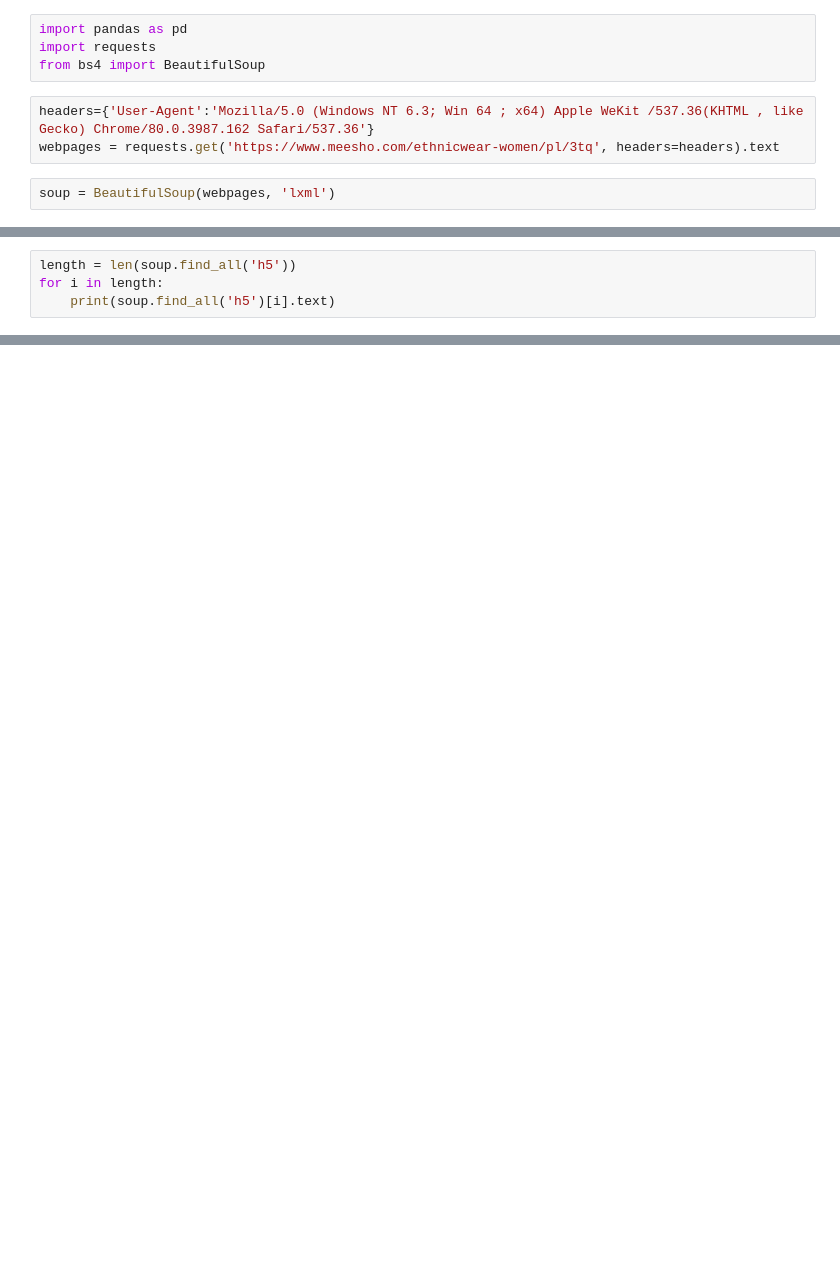
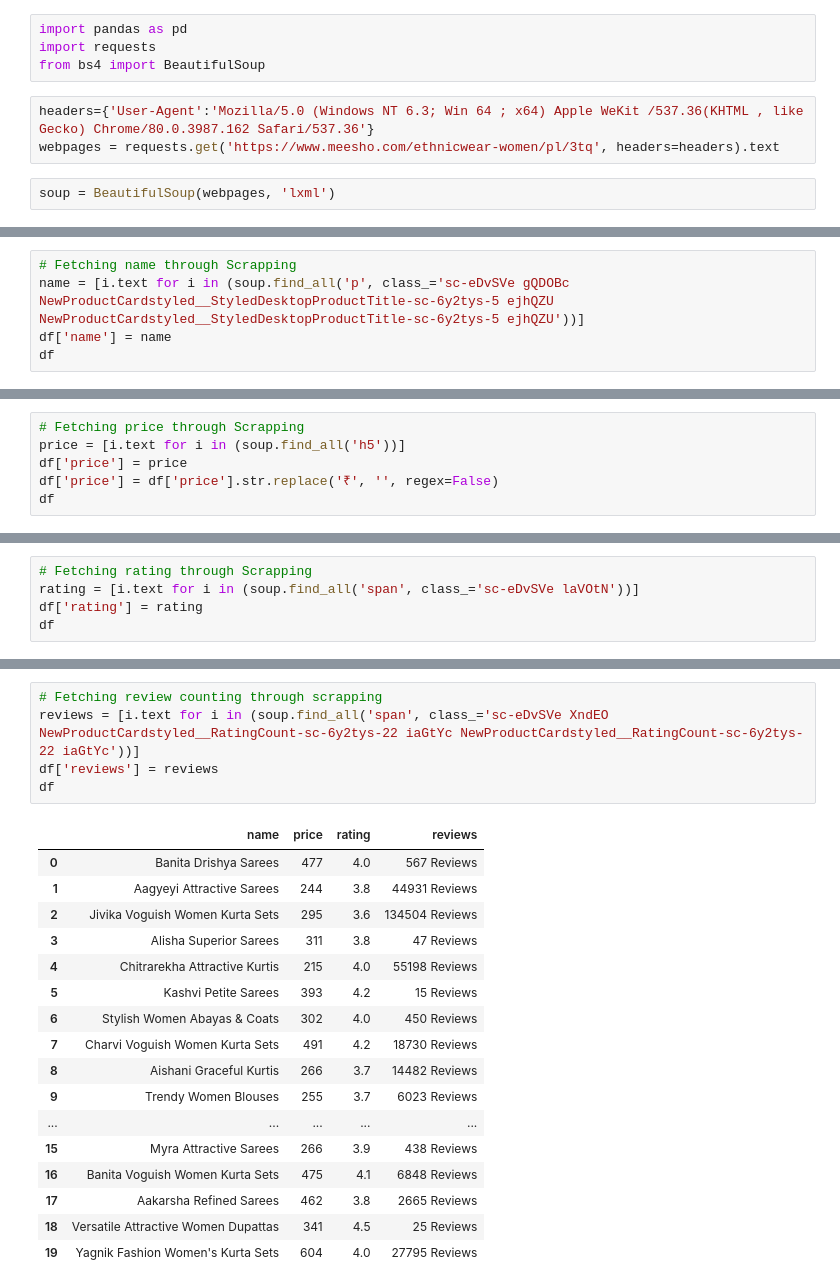
Before and after one commit to DkunalS/Machine-Learning-CampusX, a Jupyter notebook: Day18/Day18_WebScrapping.ipynb, the cells around one changed output, grey strips where cells are left out. Cells and saved outputs as stored; diff of their text form; blank space fills up the shorter version.

```diff
--- a/Day18/Day18_WebScrapping.ipynb
+++ b/Day18/Day18_WebScrapping.ipynb
@@ -16,4 +14,0 @@ soup.prettify()
-# %%
-length = len(soup.find_all('h5'))
-for i in length:
-    print(soup.find_all('h5')[i].text)
@@ -21,0 +15,5 @@ TypeError: 'int' object is not iterable
+# %%
+# Fetching name through Scrapping
+name = [i.text for i in (soup.find_all('p', class_='sc-eDvSVe gQDOBc NewProductCardstyled__StyledDesktopProductTitle-sc-6y2tys-5 ejhQZU NewProductCardstyled__StyledDesktopProductTitle-sc-6y2tys-5 ejhQZU'))]
+df['name'] = name
+df
@@ -21,0 +38,6 @@ TypeError: 'int' object is not iterable
+# %%
+# Fetching price through Scrapping
+price = [i.text for i in (soup.find_all('h5'))]
+df['price'] = price
+df['price'] = df['price'].str.replace('₹', '', regex=False)
+df
@@ -21,0 +62,5 @@ TypeError: 'int' object is not iterable
+# %%
+# Fetching rating through Scrapping
+rating = [i.text for i in (soup.find_all('span', class_='sc-eDvSVe laVOtN'))]
+df['rating'] = rating
+df
@@ -21,0 +85,23 @@ TypeError: 'int' object is not iterable
+# %%
+# Fetching review counting through scrapping
+reviews = [i.text for i in (soup.find_all('span', class_='sc-eDvSVe XndEO NewProductCardstyled__RatingCount-sc-6y2tys-22 iaGtYc NewProductCardstyled__RatingCount-sc-6y2tys-22 iaGtYc'))]
+df['reviews'] = reviews
+df
+# %% [output]
+|  | name | price | rating | reviews |
+| 0 | Banita Drishya Sarees | 477 | 4.0 | 567 Reviews |
+| 1 | Aagyeyi Attractive Sarees | 244 | 3.8 | 44931 Reviews |
+| 2 | Jivika Voguish Women Kurta Sets | 295 | 3.6 | 134504 Reviews |
+| 3 | Alisha Superior Sarees | 311 | 3.8 | 47 Reviews |
+| 4 | Chitrarekha Attractive Kurtis | 215 | 4.0 | 55198 Reviews |
+| 5 | Kashvi Petite Sarees | 393 | 4.2 | 15 Reviews |
+| 6 | Stylish Women Abayas & Coats | 302 | 4.0 | 450 Reviews |
+| 7 | Charvi Voguish Women Kurta Sets | 491 | 4.2 | 18730 Reviews |
+| 8 | Aishani Graceful Kurtis | 266 | 3.7 | 14482 Reviews |
+| 9 | Trendy Women Blouses | 255 | 3.7 | 6023 Reviews |
+| ... | ... | ... | ... | ... |
+| 15 | Myra Attractive Sarees | 266 | 3.9 | 438 Reviews |
+| 16 | Banita Voguish Women Kurta Sets | 475 | 4.1 | 6848 Reviews |
+| 17 | Aakarsha Refined Sarees | 462 | 3.8 | 2665 Reviews |
+| 18 | Versatile Attractive Women Dupattas | 341 | 4.5 | 25 Reviews |
+| 19 | Yagnik Fashion Women's Kurta Sets | 604 | 4.0 | 27795 Reviews |
```
Also changed, not shown: parts of 6 cells of this notebook.
